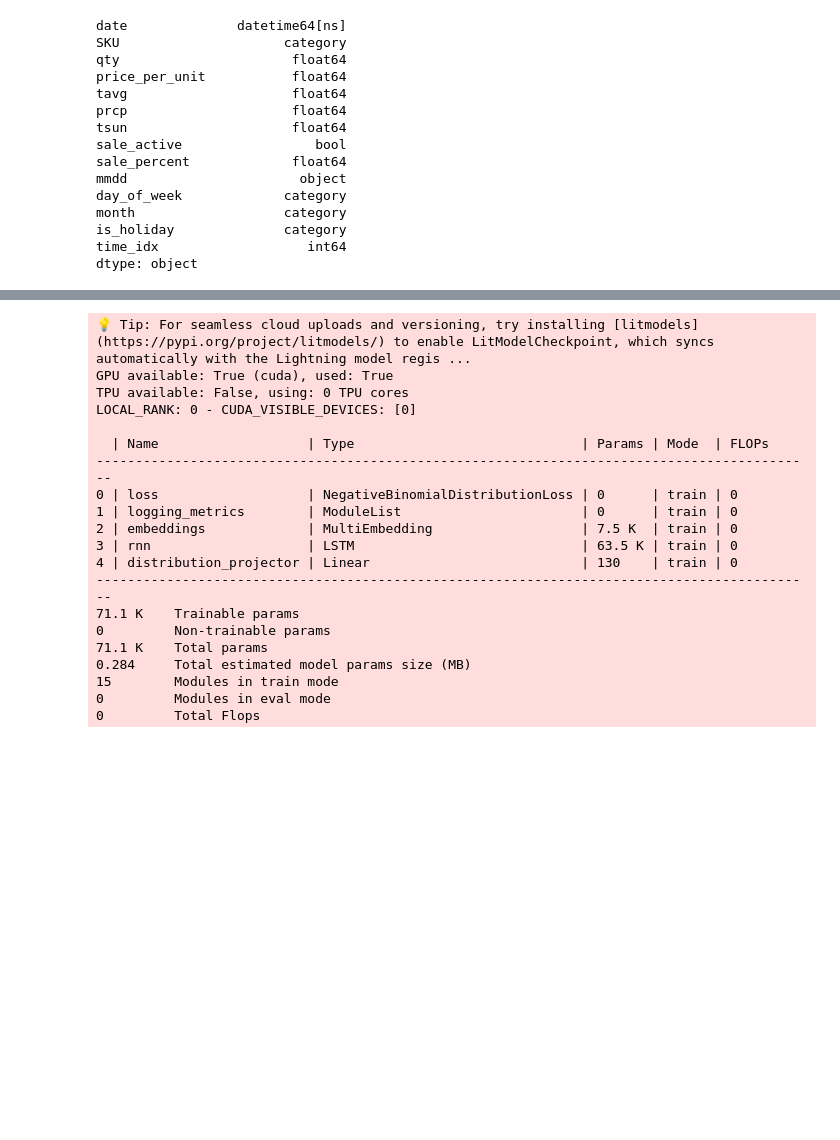
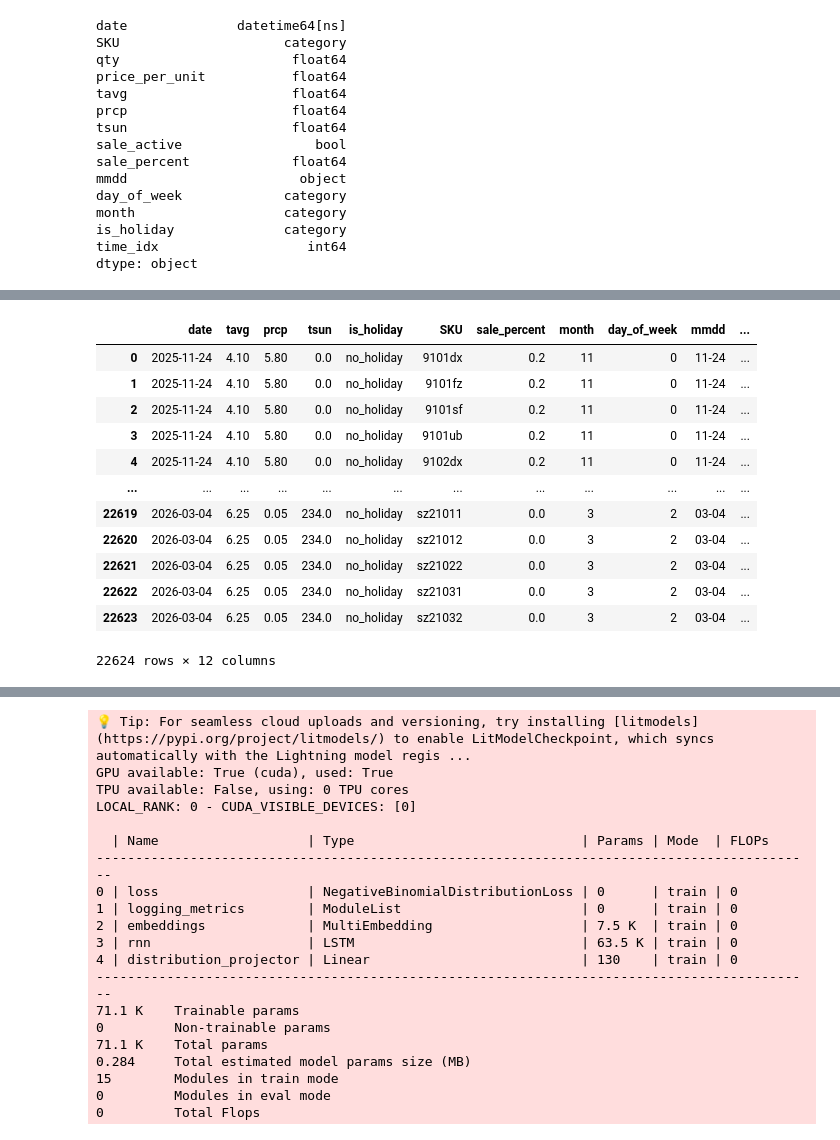
Before and after one commit to seb1ast8ian0/eleo-mind, a Jupyter notebook: packages/backend/src/outgoing/forecast/DeepAR.ipynb, the cells around one changed output, grey strips where cells are left out. Drawn from its saved outputs; the diff is of its cells as text; code cells hidden in the pictures; blank space fills up the shorter version.

```diff
--- a/packages/backend/src/outgoing/forecast/DeepAR.ipynb
+++ b/packages/backend/src/outgoing/forecast/DeepAR.ipynb
@@ -107,0 +131,30 @@ deep_ar_dataset = TimeSeriesDataSet(
+# %%
+future_df["date"] = pd.to_datetime(future_df["date"])
+# %%
+future_df["time_idx"] = (future_df["date"] - future_df["date"].min()).dt.days.astype("int64")
+
+# Convert categorical variables
+future_df["SKU"] = future_df["SKU"].astype("category")
+# Convert calendar features to categorical strings
+future_df["month"] = future_df["month"].astype(str).astype("category")
+future_df["day_of_week"] = future_df["day_of_week"].astype(str).astype("category")
+# %%
+future_df["is_holiday"] = future_df["is_holiday"].apply(bool)
+# %%
+future_df["is_holiday"] = future_df["is_holiday"].map({True: "holiday", False: "no_holiday"}).astype("category")
+# %%
+future_df
+# %% [output]
+|  | date | tavg | prcp | tsun | is_holiday | SKU | sale_percent | month | day_of_week | mmdd | ... |
+| 0 | 2025-11-24 | 4.10 | 5.80 | 0.0 | no_holiday | 9101dx | 0.2 | 11 | 0 | 11-24 | ... |
+| 1 | 2025-11-24 | 4.10 | 5.80 | 0.0 | no_holiday | 9101fz | 0.2 | 11 | 0 | 11-24 | ... |
+| 2 | 2025-11-24 | 4.10 | 5.80 | 0.0 | no_holiday | 9101sf | 0.2 | 11 | 0 | 11-24 | ... |
+| 3 | 2025-11-24 | 4.10 | 5.80 | 0.0 | no_holiday | 9101ub | 0.2 | 11 | 0 | 11-24 | ... |
+| 4 | 2025-11-24 | 4.10 | 5.80 | 0.0 | no_holiday | 9102dx | 0.2 | 11 | 0 | 11-24 | ... |
+| ... | ... | ... | ... | ... | ... | ... | ... | ... | ... | ... | ... |
+| 22619 | 2026-03-04 | 6.25 | 0.05 | 234.0 | no_holiday | sz21011 | 0.0 | 3 | 2 | 03-04 | ... |
+| 22620 | 2026-03-04 | 6.25 | 0.05 | 234.0 | no_holiday | sz21012 | 0.0 | 3 | 2 | 03-04 | ... |
+| 22621 | 2026-03-04 | 6.25 | 0.05 | 234.0 | no_holiday | sz21022 | 0.0 | 3 | 2 | 03-04 | ... |
+| 22622 | 2026-03-04 | 6.25 | 0.05 | 234.0 | no_holiday | sz21031 | 0.0 | 3 | 2 | 03-04 | ... |
+| 22623 | 2026-03-04 | 6.25 | 0.05 | 234.0 | no_holiday | sz21032 | 0.0 | 3 | 2 | 03-04 | ... |
+22624 rows × 12 columns
```
Also changed, not shown: parts of 14 cells of this notebook, 2 other files.
